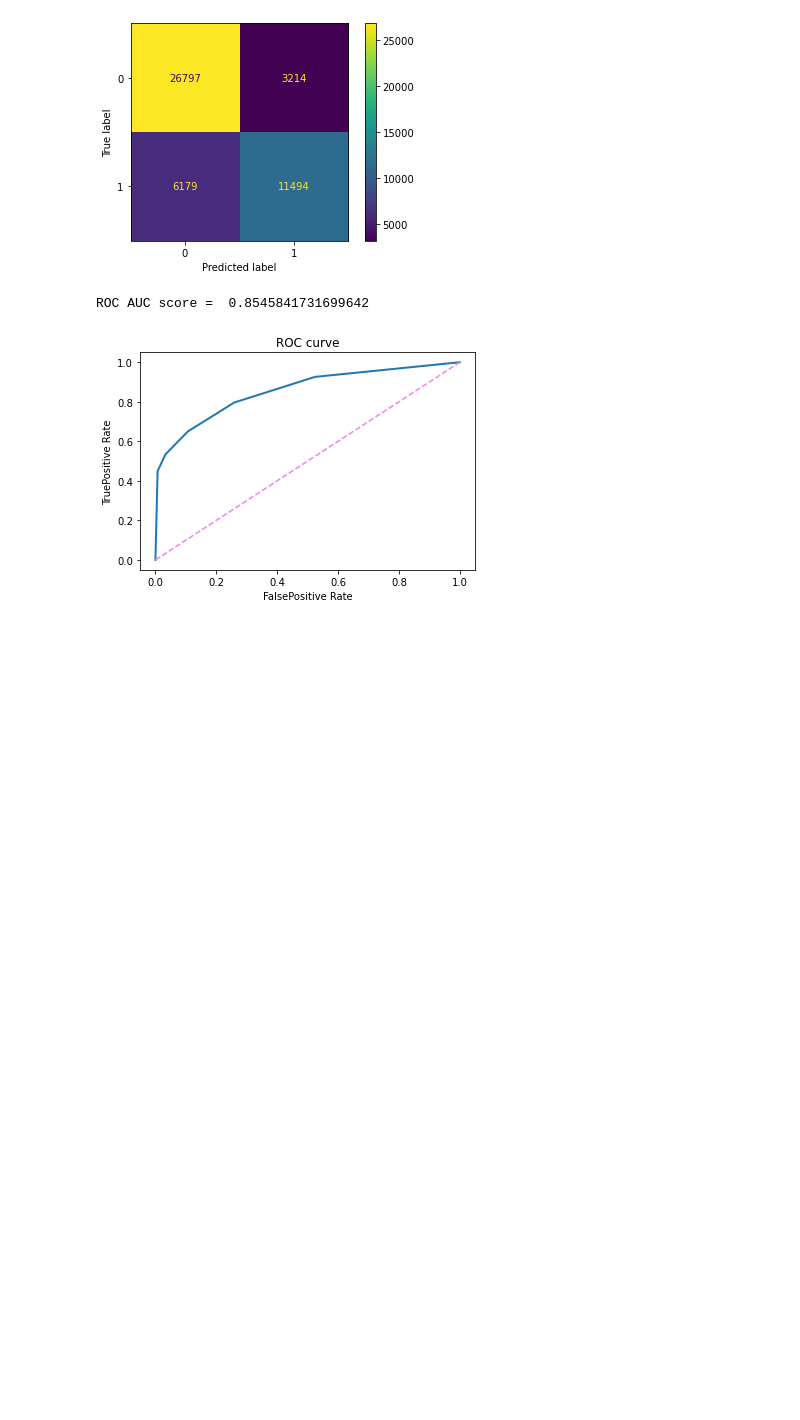
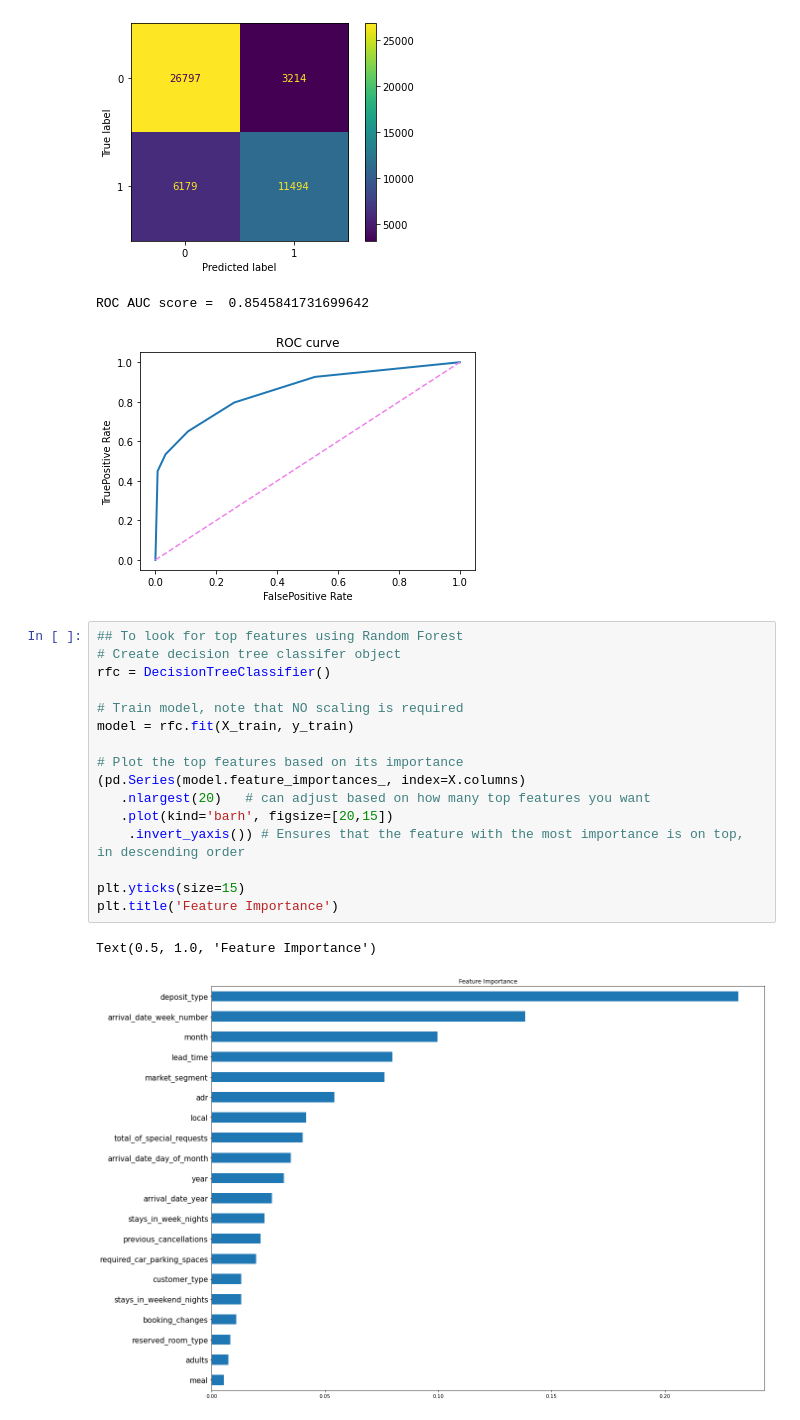
Before and after one commit to burakarslan/IDSA_Project03, a Jupyter notebook: A1- K-Fold Tests.ipynb, the cells around one changed output. Drawn from its saved outputs; the diff is of its cells as text; blank space fills up the shorter version.

```diff
--- a/A1- K-Fold Tests.ipynb
+++ b/A1- K-Fold Tests.ipynb
@@ -437,3 +438,22 @@ print("ROC AUC score = ", roc_auc_score(y_test, randomtree.predict_proba(X_test)
 [figure]
 ROC AUC score =  0.8545841731699642
 [figure]
+# %%
+## To look for top features using Random Forest
+# Create decision tree classifer object
+rfc = DecisionTreeClassifier()
+
+# Train model, note that NO scaling is required
+model = rfc.fit(X_train, y_train)
+
+# Plot the top features based on its importance
+(pd.Series(model.feature_importances_, index=X.columns)
+   .nlargest(20)   # can adjust based on how many top features you want
+   .plot(kind='barh', figsize=[20,15])
+    .invert_yaxis()) # Ensures that the feature with the most importance is on top, in descending order
+
+plt.yticks(size=15)
+plt.title('Feature Importance')
+# %% [output]
+Text(0.5, 1.0, 'Feature Importance')
+[figure, added]
```
Also changed, not shown: parts of 3 cells of this notebook, 2 other files.
